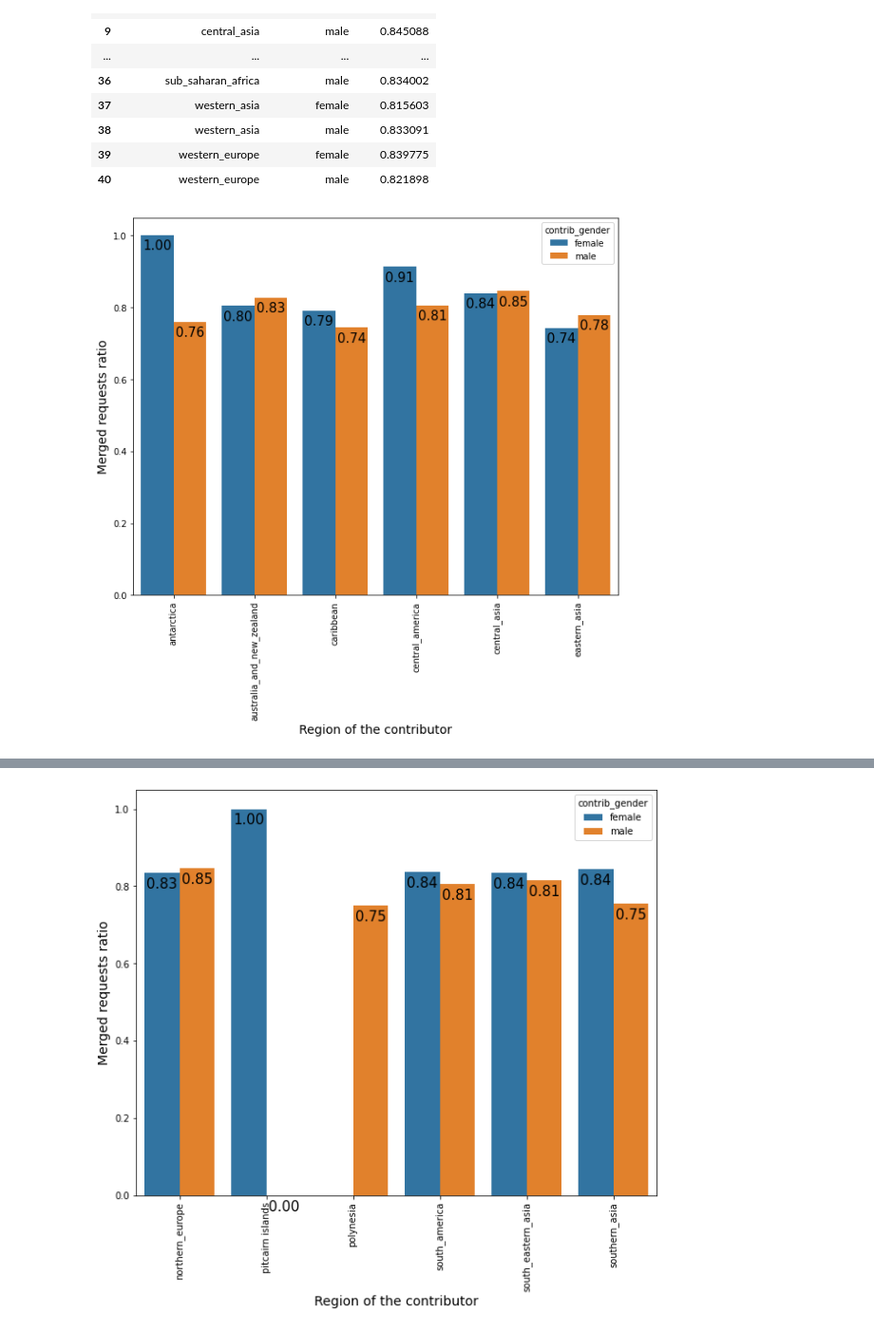
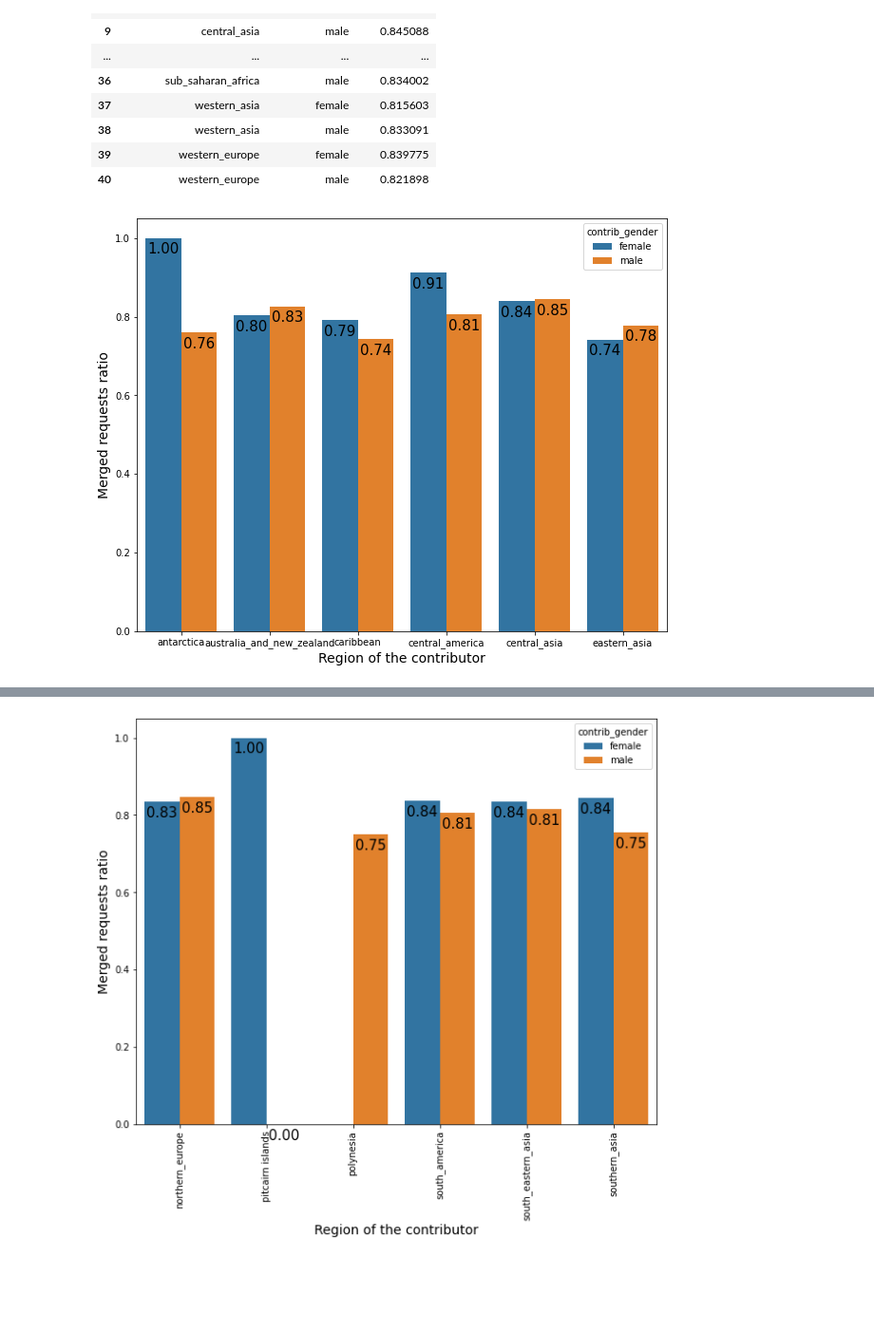
Before and after one commit to manvapatel/CS-846-Project, a Jupyter notebook: CS846-RQ1 graphs.ipynb, the cells around one changed output, grey strips where cells are left out. Shown at 95% size. Cells and saved outputs as stored; diff of their text form; code cells hidden in the pictures; blank space fills up the shorter version.

Commit message:
Pull request analysis for gender and region

```diff
--- a/CS846-RQ1 graphs.ipynb
+++ b/CS846-RQ1 graphs.ipynb
@@ -1,7 +1,7 @@
 # %%
 import pandas as pd
 import numpy as np
-data = pd.read_csv("../../Desktop/CS 846 project data/new_pullreq.csv")
+data = pd.read_csv("../../../../../../CS 846 project data/new_pullreq.csv")
 # %%
 data.head()
 # %% [output]
@@ -163,21 +164,19 @@ import matplotlib.pyplot as plt
 # %%
 #plot barplot for regions belonging to first 11 rows of grouped_values
 plt.figure(figsize=(10, 8))
 splot=sns.barplot(x="contrib_country", y="merged_ratio", hue="contrib_gender", data=groupedvalues.iloc[0:12, :])
 plt.ylabel("Merged requests ratio", size=14)
 plt.xlabel("Region of the contributor", size=14)
-plt.xticks(rotation=90)
-#plt.title("Annotated Grouped Barplot: Gender Bias in Salary", size=18)
+
 for p in splot.patches:
     splot.annotate(format(p.get_height(),'0.2f'),
                    (p.get_x() + p.get_width() / 2., p.get_height()),
                    ha = 'center', va = 'center',
                    size=15,
                    xytext = (0, -12),
                    textcoords = 'offset points')
-#plt.savefig('Annotating_Bars_in_Grouped_Barplot_Seaborn_Matplotlib_try1.png',dpi=150)
 # %% [output]
-[figure, old version]
+[figure, new version]
 # %%
 #plot barplot for regions belonging to rows 12- 21 of grouped_values
 plt.figure(figsize=(10, 8))
```
Also changed, not shown: parts of 7 cells of this notebook.
